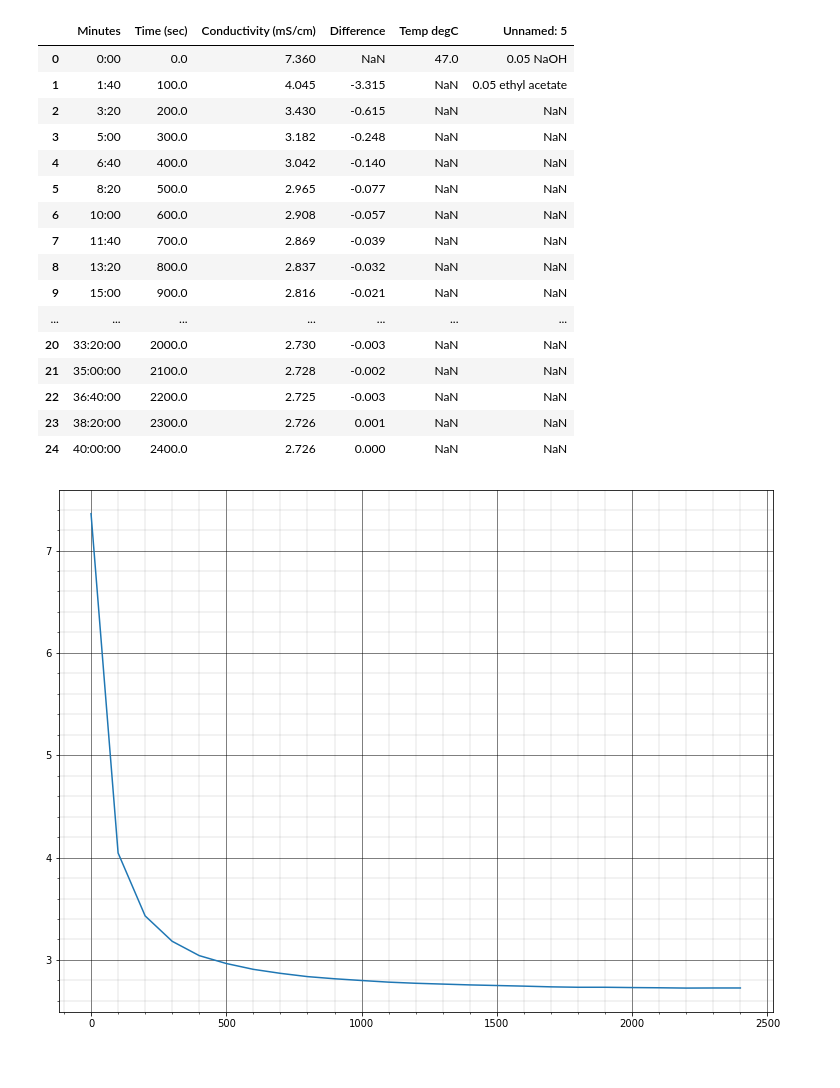
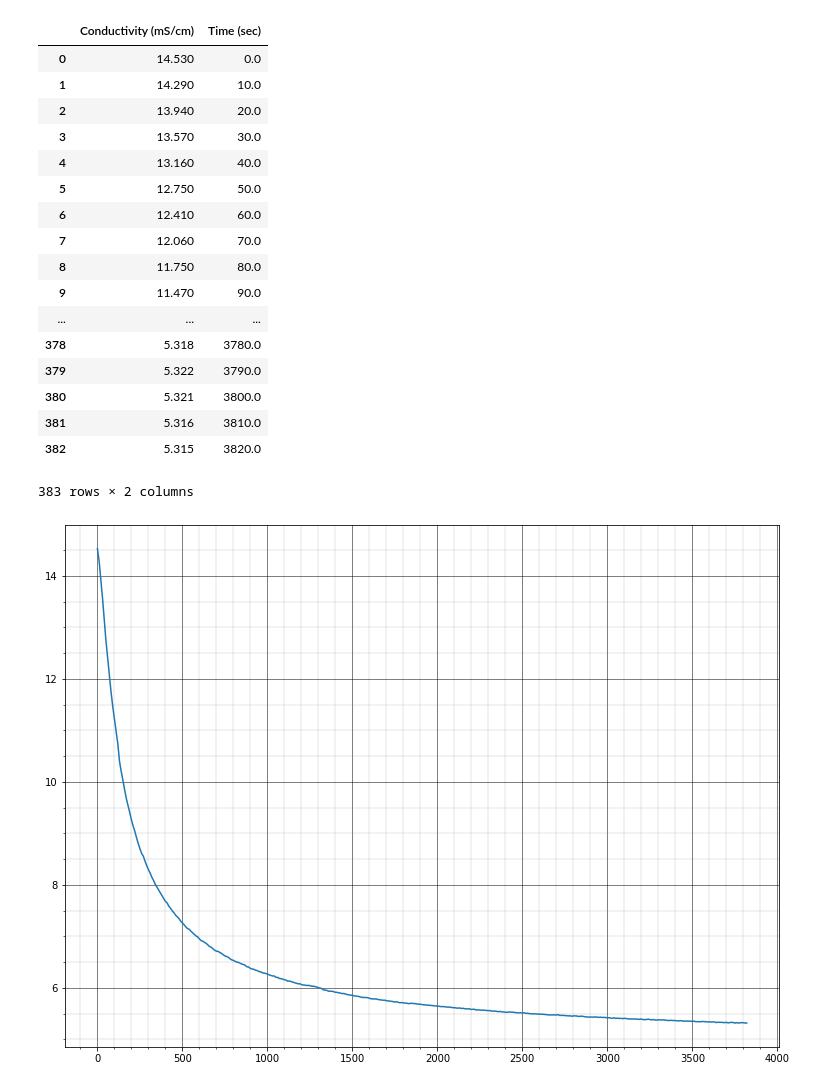
Before and after one commit to Nachreld/EthylAcetate, a Jupyter notebook: Conductivity to Concentration.ipynb, the cells around one changed output. Drawn from its saved outputs; the diff is of its cells as text; code cells hidden in the pictures.

```diff
--- a/Conductivity to Concentration.ipynb
+++ b/Conductivity to Concentration.ipynb
@@ -1,36 +1,39 @@
 # %%
 import pandas as pd
 import matplotlib.pyplot as plt
 %matplotlib inline
 
-data = pd.read_csv("Data Conductivity/47CSteady.csv")
-data = data[0:25]
+data = pd.read_csv("Data Conductivity/25CSteady.csv")
+data = data[0:len(data["Conductivity (mS/cm)"])-1]
+for i in range(len(data["Conductivity (mS/cm)"])):
+    data["Conductivity (mS/cm)"][i] = float(data["Conductivity (mS/cm)"][i])
 
 plt.figure(1,figsize=[6.4*2,4.8*2])
 plt.plot(data["Time (sec)"],data["Conductivity (mS/cm)"])
 plt.minorticks_on()
 plt.grid(which='major', linestyle='-', linewidth='0.5', color='black')
 plt.grid(which='minor', linestyle='-', linewidth='0.2', color='gray')
 data
 # %% [output]
-|  | Minutes | Time (sec) | Conductivity (mS/cm) | Difference | Temp degC | Unnamed: 5 |
-| 0 | 0:00 | 0.0 | 7.360 | NaN | 47.0 | 0.05 NaOH |
-| 1 | 1:40 | 100.0 | 4.045 | -3.315 | NaN | 0.05 ethyl acetate |
-| 2 | 3:20 | 200.0 | 3.430 | -0.615 | NaN | NaN |
-| 3 | 5:00 | 300.0 | 3.182 | -0.248 | NaN | NaN |
-| 4 | 6:40 | 400.0 | 3.042 | -0.140 | NaN | NaN |
-| 5 | 8:20 | 500.0 | 2.965 | -0.077 | NaN | NaN |
-| 6 | 10:00 | 600.0 | 2.908 | -0.057 | NaN | NaN |
-| 7 | 11:40 | 700.0 | 2.869 | -0.039 | NaN | NaN |
-| 8 | 13:20 | 800.0 | 2.837 | -0.032 | NaN | NaN |
-| 9 | 15:00 | 900.0 | 2.816 | -0.021 | NaN | NaN |
-| ... | ... | ... | ... | ... | ... | ... |
-| 20 | 33:20:00 | 2000.0 | 2.730 | -0.003 | NaN | NaN |
-| 21 | 35:00:00 | 2100.0 | 2.728 | -0.002 | NaN | NaN |
-| 22 | 36:40:00 | 2200.0 | 2.725 | -0.003 | NaN | NaN |
-| 23 | 38:20:00 | 2300.0 | 2.726 | 0.001 | NaN | NaN |
-| 24 | 40:00:00 | 2400.0 | 2.726 | 0.000 | NaN | NaN |
+|  | Conductivity (mS/cm) | Time (sec) |
+| 0 | 14.530 | 0.0 |
+| 1 | 14.290 | 10.0 |
+| 2 | 13.940 | 20.0 |
+| 3 | 13.570 | 30.0 |
+| 4 | 13.160 | 40.0 |
+| 5 | 12.750 | 50.0 |
+| 6 | 12.410 | 60.0 |
+| 7 | 12.060 | 70.0 |
+| 8 | 11.750 | 80.0 |
+| 9 | 11.470 | 90.0 |
+| ... | ... | ... |
+| 378 | 5.318 | 3780.0 |
+| 379 | 5.322 | 3790.0 |
+| 380 | 5.321 | 3800.0 |
+| 381 | 5.316 | 3810.0 |
+| 382 | 5.315 | 3820.0 |
+383 rows × 2 columns
-[figure, old version]
+[figure, new version]
 # %%
 import numpy as np
 from scipy.optimize import fsolve
```
Also changed, not shown: parts of 1 cell of this notebook, 13 other files.
